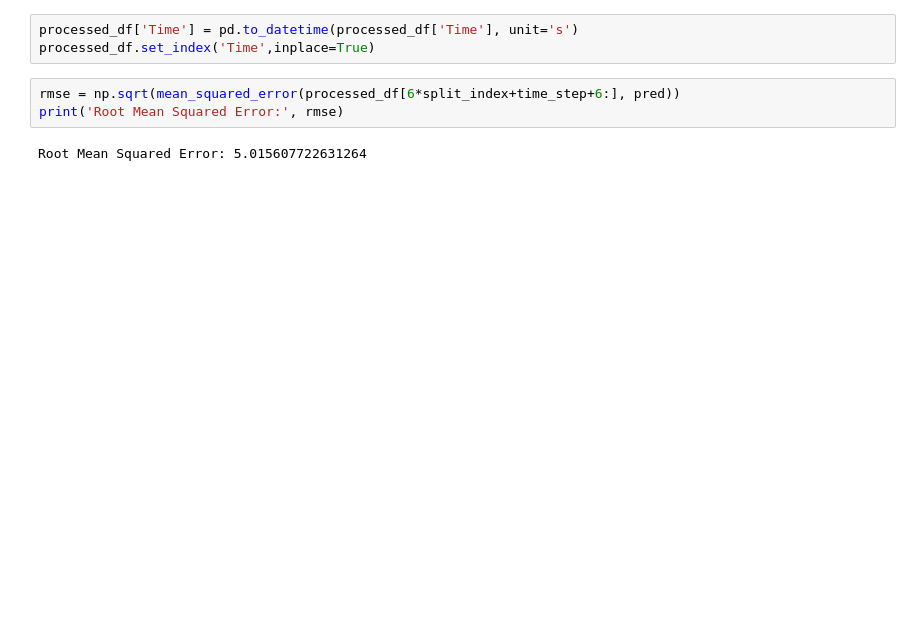
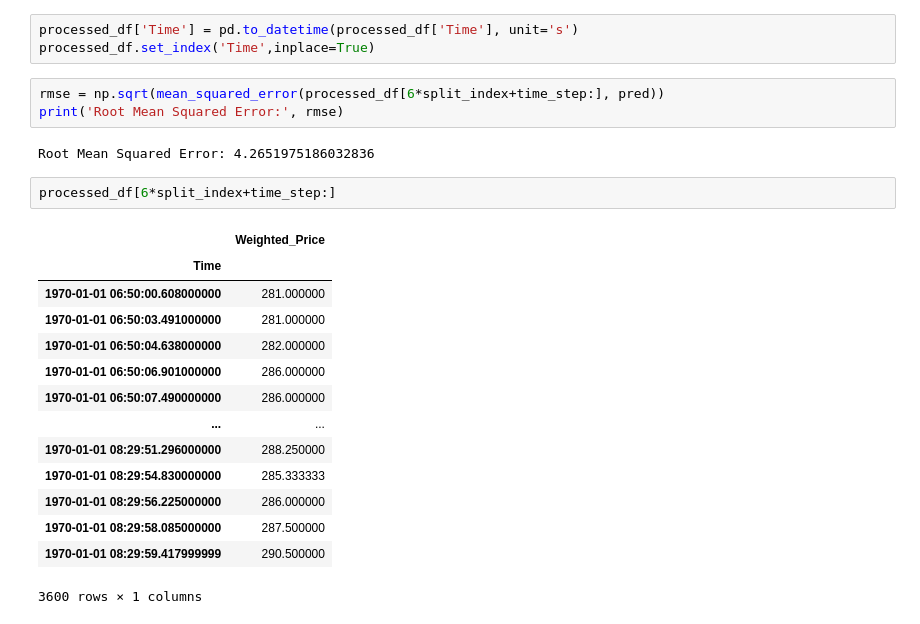
Before and after one commit to UoB-DSMP-2023-24/dsmp-2024-group17, a Jupyter notebook: LSTM.ipynb, the cells around one changed output. Saved outputs shown, nothing was run; the diff lists cells and outputs as text; blank space fills up the shorter version.

```diff
--- a/LSTM.ipynb
+++ b/LSTM.ipynb
@@ -243,8 +238,25 @@ array([280.31012, 280.94223, 280.53586, ..., 290.21436, 290.2174 ,
 processed_df['Time'] = pd.to_datetime(processed_df['Time'], unit='s')
 processed_df.set_index('Time',inplace=True)
 # %%
-rmse = np.sqrt(mean_squared_error(processed_df[6*split_index+time_step+6:], pred))
+rmse = np.sqrt(mean_squared_error(processed_df[6*split_index+time_step:], pred))
 print('Root Mean Squared Error:', rmse)
 # %% [output]
-Root Mean Squared Error: 5.015607722631264
+Root Mean Squared Error: 4.2651975186032836
+# %%
+processed_df[6*split_index+time_step:]
+# %% [output]
+|  | Weighted_Price |
+| Time |  |
+| 1970-01-01 06:50:00.608000000 | 281.000000 |
+| 1970-01-01 06:50:03.491000000 | 281.000000 |
+| 1970-01-01 06:50:04.638000000 | 282.000000 |
+| 1970-01-01 06:50:06.901000000 | 286.000000 |
+| 1970-01-01 06:50:07.490000000 | 286.000000 |
+| ... | ... |
+| 1970-01-01 08:29:51.296000000 | 288.250000 |
+| 1970-01-01 08:29:54.830000000 | 285.333333 |
+| 1970-01-01 08:29:56.225000000 | 286.000000 |
+| 1970-01-01 08:29:58.085000000 | 287.500000 |
+| 1970-01-01 08:29:59.417999999 | 290.500000 |
+3600 rows × 1 columns
 # %%
```
Also changed, not shown: parts of 9 cells of this notebook.
